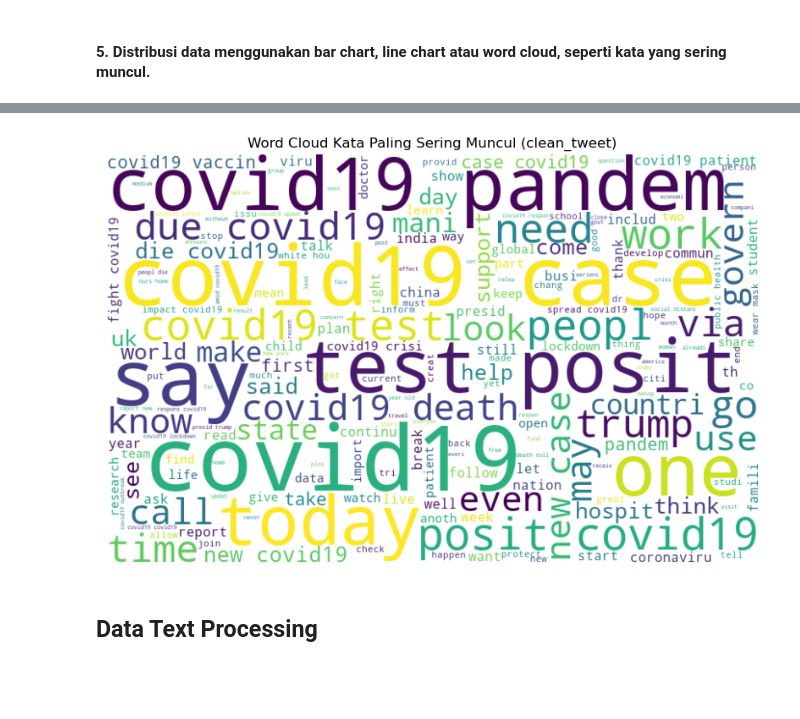
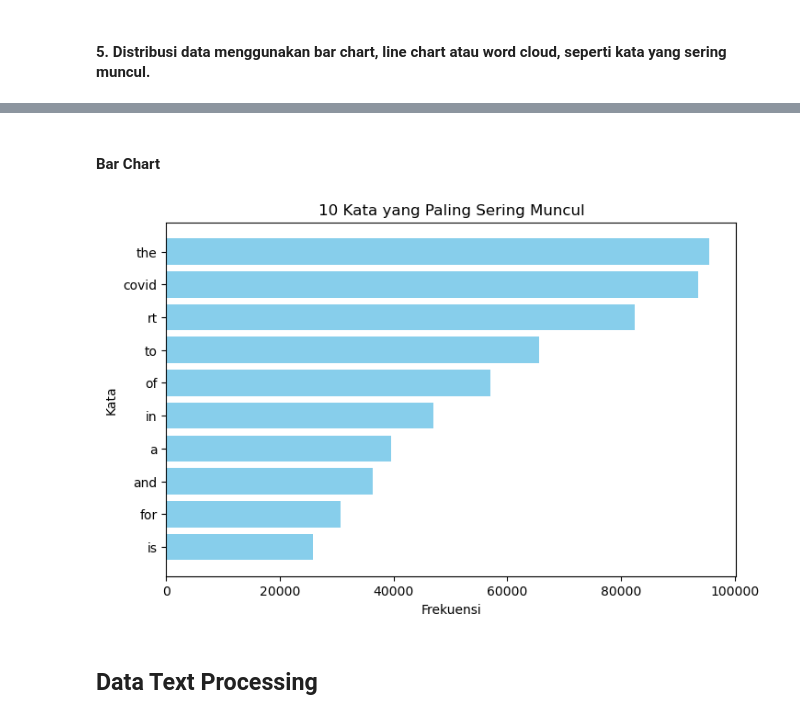
Before and after one commit to dee-aah/10222065_Dede-Ahmad-Maolana_AS, a Jupyter notebook: 10222065_DedeAhmadMaolana_AS.ipynb, the cells around one changed output, grey strips where cells are left out. Cells and saved outputs as stored; diff of their text form; code cells hidden in the pictures; blank space fills up the shorter version.

```diff
--- a/10222065_DedeAhmadMaolana_AS.ipynb
+++ b/10222065_DedeAhmadMaolana_AS.ipynb
@@ -267,20 +219,21 @@ plt.show()
-# %%
-
-# Menggabungkan semua teks menjadi satu string besar
-all_words = ' '.join([text for text in df['clean_tweet']])
-
-# Membuat Word Cloud
-wordcloud = WordCloud(width=800, height=500,
-                    random_state=21, max_font_size=110,
-                    background_color='white').generate(all_words)
-
-plt.figure(figsize=(10, 7))
-plt.imshow(wordcloud, interpolation="bilinear")
-plt.axis('off')
-plt.title('Word Cloud Kata Paling Sering Muncul (clean_tweet)')
-plt.show()
-# %% [output]
-[figure, removed]
+# %% [markdown]
+#### Bar Chart
+# %%
+from collections import Counter
+
+# Hitung frekuensi kata
+word_counts = Counter(all_words.split())
+kata_teratas = dict(word_counts.most_common(10))
+
+plt.figure(figsize=(8,5))
+plt.barh(list(kata_teratas.keys()), list(kata_teratas.values()), color='skyblue')
+plt.title('10 Kata yang Paling Sering Muncul')
+plt.xlabel('Frekuensi')
+plt.ylabel('Kata')
+plt.gca().invert_yaxis()
+plt.show()
+# %% [output]
+[figure, added]
 # %% [markdown]
 ## Data Text Processing
 # %%
```
Also changed, not shown: parts of 25 cells of this notebook.
